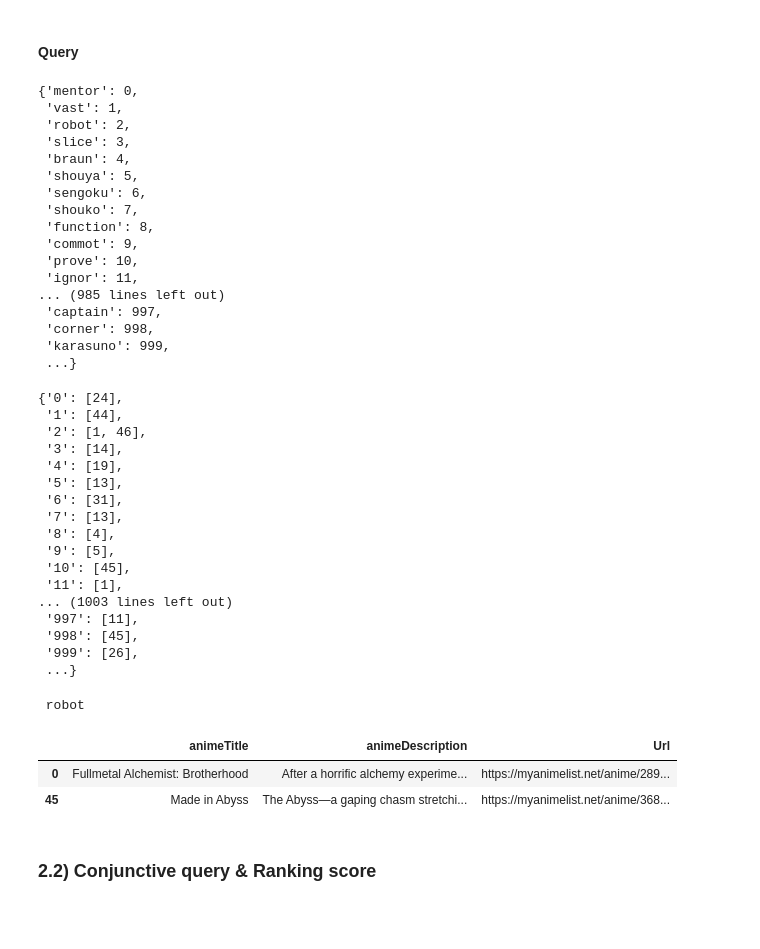
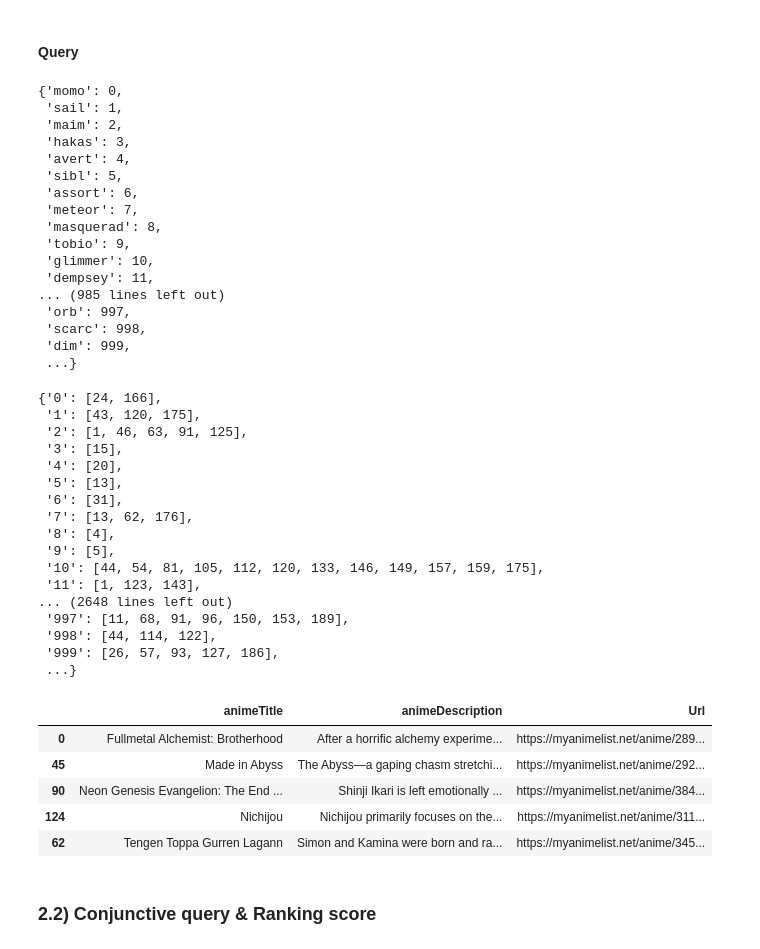
Before and after one commit to obster991/ADM-HW3-Group-25, a Jupyter notebook: HW3_ADM.ipynb, the cells around one changed output. Drawn from its saved outputs; the diff is of its cells as text; code cells hidden in the pictures; blank space fills up the shorter version.

```diff
--- a/HW3_ADM.ipynb
+++ b/HW3_ADM.ipynb
@@ -460,3 +466,11 @@ def write_index(path_index_file):
     with open(path_index_file, 'w', encoding='utf-8') as file:
         json.dump(index, file)
     file.close
+# %%
+original_df = df_from_3_information_file(path_documents_file)
+original_df = clean_df(original_df)
+df_descriptions = pd.Series.to_frame(original_df.animeDescription)
+write_vocabulary(path_vocabulary_file, df_descriptions)
+write_index(path_index_file, df_descriptions)
+# %%
+vocabulary, index = read_vocabulary_and_index(path_vocabulary_file, path_index_file)
@@ -507,51 +528,53 @@ vocabulary, index = read_vocabulary_and_index(path_vocabulary_file, path_index_f
 # %%
 vocabulary
 # %% [output]
-{'mentor': 0,
- 'vast': 1,
- 'robot': 2,
- 'slice': 3,
- 'braun': 4,
- 'shouya': 5,
- 'sengoku': 6,
- 'shouko': 7,
- 'function': 8,
- 'commot': 9,
- 'prove': 10,
- 'ignor': 11,
+{'momo': 0,
+ 'sail': 1,
+ 'maim': 2,
+ 'hakas': 3,
+ 'avert': 4,
+ 'sibl': 5,
+ 'assort': 6,
+ 'meteor': 7,
+ 'masquerad': 8,
+ 'tobio': 9,
+ 'glimmer': 10,
+ 'dempsey': 11,
 ... (985 lines left out)
- 'captain': 997,
- 'corner': 998,
- 'karasuno': 999,
+ 'orb': 997,
+ 'scarc': 998,
+ 'dim': 999,
  ...}
 # %%
 index
 # %% [output]
-{'0': [24],
- '1': [44],
- '2': [1, 46],
- '3': [14],
- '4': [19],
+{'0': [24, 166],
+ '1': [43, 120, 175],
+ '2': [1, 46, 63, 91, 125],
+ '3': [15],
+ '4': [20],
  '5': [13],
  '6': [31],
- '7': [13],
+ '7': [13, 62, 176],
  '8': [4],
  '9': [5],
- '10': [45],
- '11': [1],
-... (1003 lines left out)
- '997': [11],
- '998': [45],
- '999': [26],
+ '10': [44, 54, 81, 105, 112, 120, 133, 146, 149, 157, 159, 175],
+ '11': [1, 123, 143],
+... (2648 lines left out)
+ '997': [11, 68, 91, 96, 150, 153, 189],
+ '998': [44, 114, 122],
+ '999': [26, 57, 93, 127, 186],
  ...}
 # %%
-rows = execute_query(vocabulary, index)
+rows = execute_query("robot", vocabulary, index)
 rows
 # %% [output]
- robot
 |  | animeTitle | animeDescription | Url |
 | 0 | Fullmetal Alchemist: Brotherhood | After a horrific alchemy experime... | https://myanimelist.net/anime/289... |
-| 45 | Made in Abyss | The Abyss—a gaping chasm stretchi... | https://myanimelist.net/anime/368... |
+| 45 | Made in Abyss | The Abyss—a gaping chasm stretchi... | https://myanimelist.net/anime/292... |
+| 90 | Neon Genesis Evangelion: The End ... | Shinji Ikari is left emotionally ... | https://myanimelist.net/anime/384... |
+| 124 | Nichijou | Nichijou primarily focuses on the... | https://myanimelist.net/anime/311... |
+| 62 | Tengen Toppa Gurren Lagann | Simon and Kamina were born and ra... | https://myanimelist.net/anime/345... |
 # %% [markdown]
 ### 2.2) Conjunctive query & Ranking score
 # %% [markdown]
```
Also changed, not shown: parts of 28 cells of this notebook.
